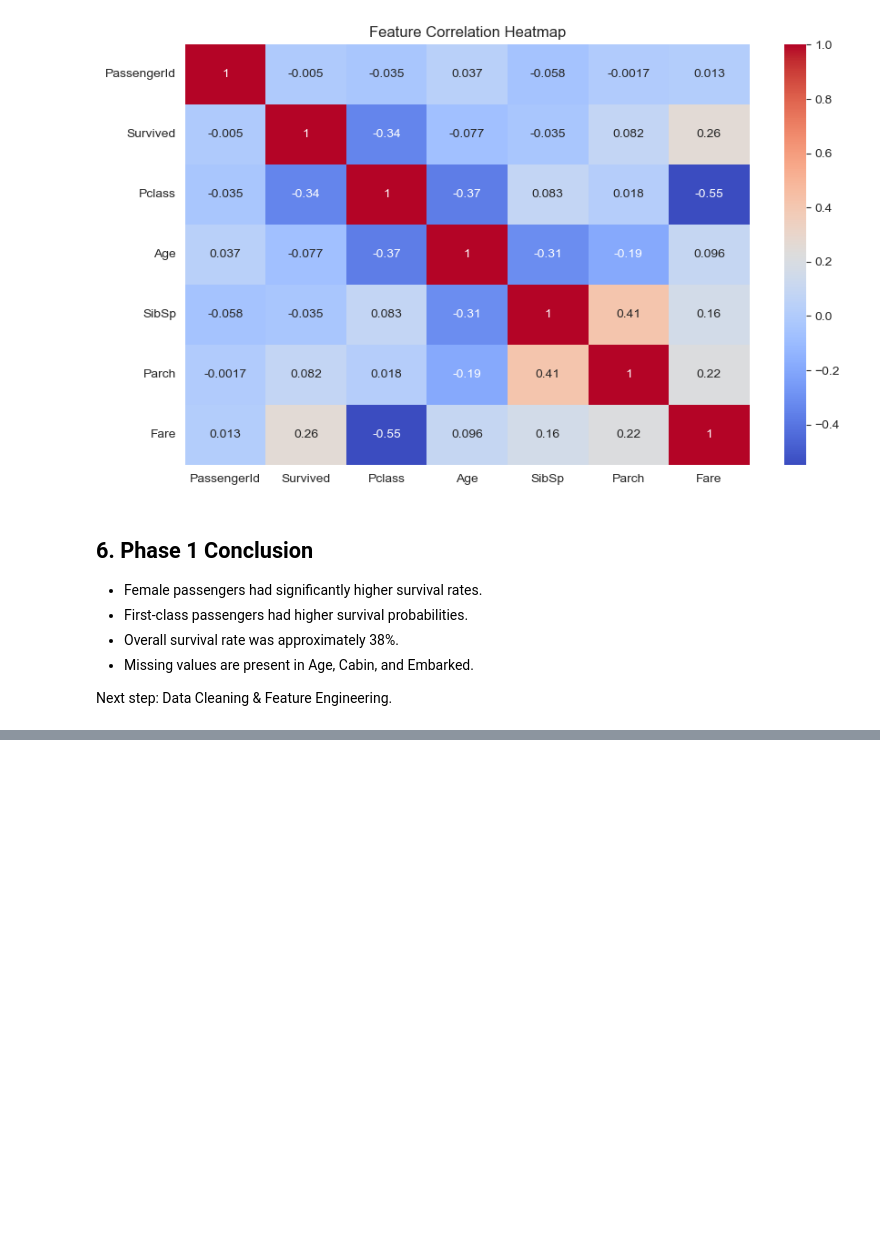
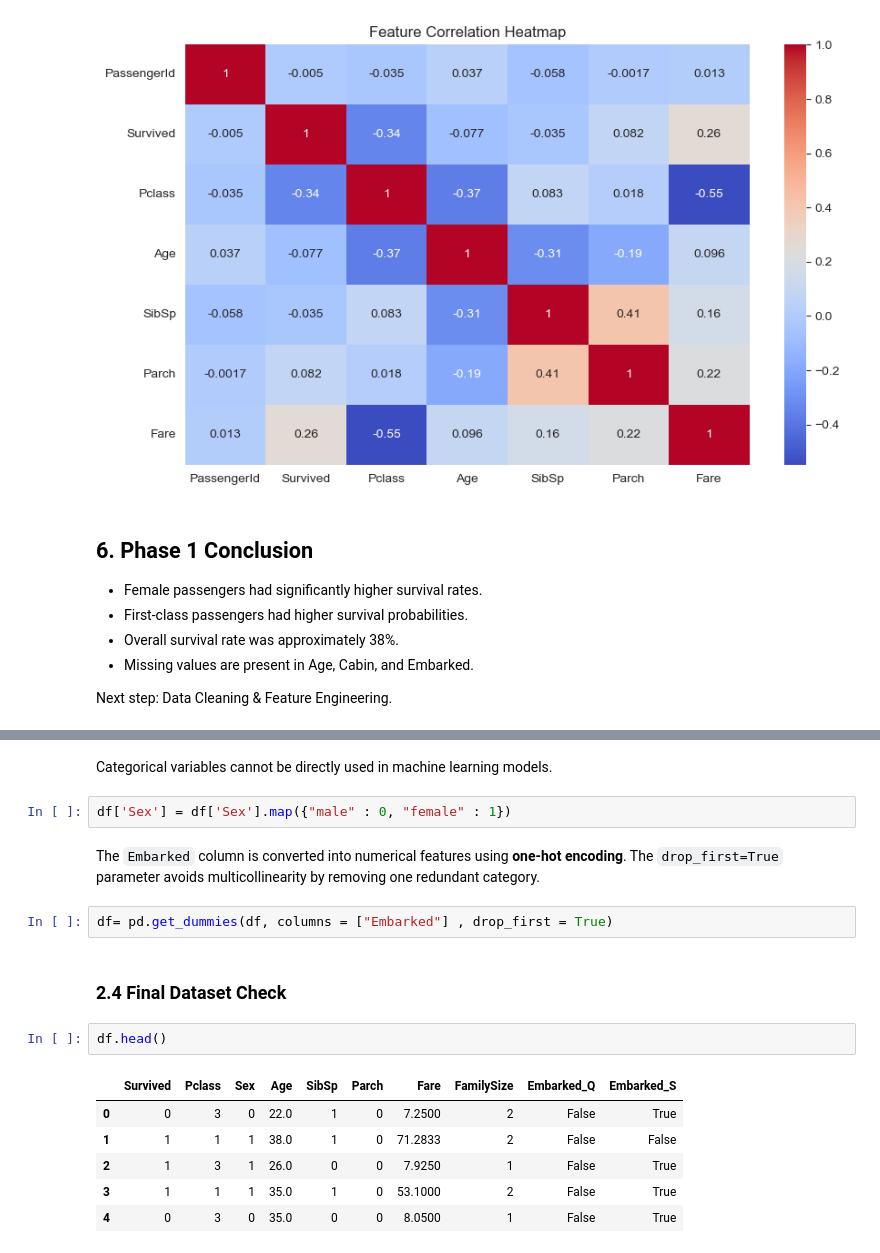
Before and after one commit to kunal15M/titanic-survival-prediction, a Jupyter notebook: titanic_eda.ipynb, the cells around one changed output, grey strips where cells are left out. Cells and saved outputs as stored; diff of their text form; blank space fills up the shorter version.

```diff
--- a/titanic_eda.ipynb
+++ b/titanic_eda.ipynb
@@ -197,0 +256,20 @@ Next step: Data Cleaning & Feature Engineering.
+# %% [markdown]
+Categorical variables cannot be directly used in machine learning models.
+# %%
+df['Sex'] = df['Sex'].map({"male" : 0, "female" : 1})
+# %% [markdown]
+The `Embarked` column is converted into numerical features using **one-hot encoding**.
+The `drop_first=True` parameter avoids multicollinearity by removing one redundant category.
+# %%
+df= pd.get_dummies(df, columns = ["Embarked"] , drop_first = True)
+# %% [markdown]
+### 2.4 Final Dataset Check
+# %%
+df.head()
+# %% [output]
+|  | Survived | Pclass | Sex | Age | SibSp | Parch | Fare | FamilySize | Embarked_Q | Embarked_S |
+| 0 | 0 | 3 | 0 | 22.0 | 1 | 0 | 7.2500 | 2 | False | True |
+| 1 | 1 | 1 | 1 | 38.0 | 1 | 0 | 71.2833 | 2 | False | False |
+| 2 | 1 | 3 | 1 | 26.0 | 0 | 0 | 7.9250 | 1 | False | True |
+| 3 | 1 | 1 | 1 | 35.0 | 1 | 0 | 53.1000 | 2 | False | True |
+| 4 | 0 | 3 | 0 | 35.0 | 0 | 0 | 8.0500 | 1 | False | True |
```
Also changed, not shown: parts of 20 cells of this notebook.
